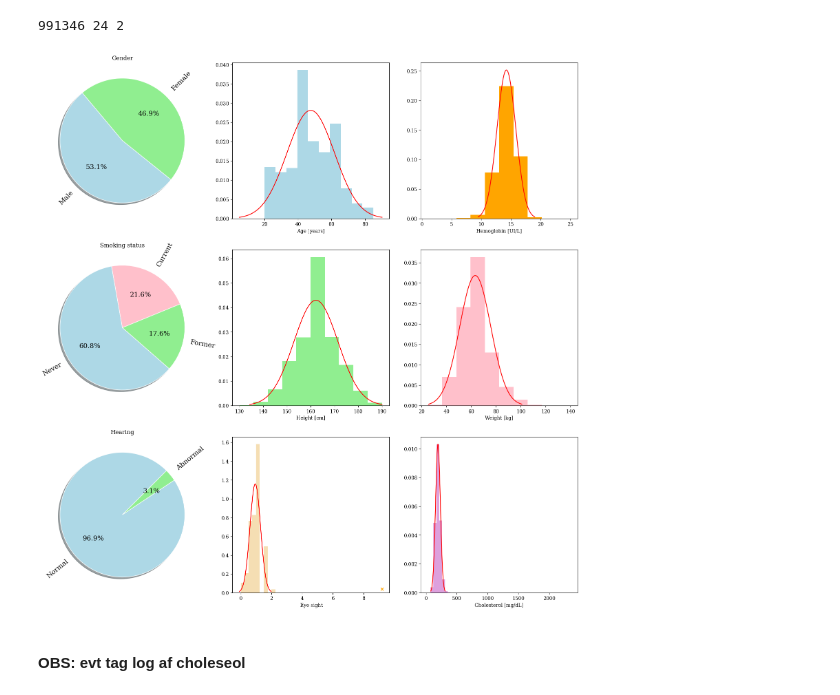
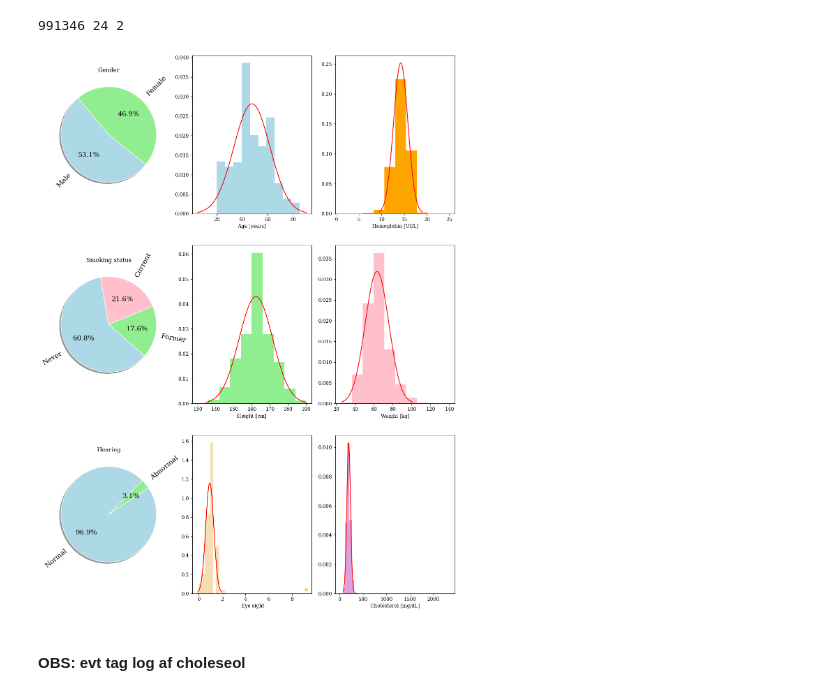
Before and after one commit to CarlaZdravkovicHugod/MLProject1, a Jupyter notebook: viz.ipynb, the cells around one changed output. Cells and saved outputs as stored; diff of their text form; code cells hidden in the pictures.

```diff
--- a/viz.ipynb
+++ b/viz.ipynb
@@ -61,7 +61,7 @@ matplotlib.rcParams['font.family'] = 'serif'
 # If the data here, fx height is normal dist. then chances are that it is a representative data set.
 
 # plot 2 age
-figure(figsize=(20,20))
+figure(figsize=(15,20))
 
 mu1= np.mean(raw_data[:, 2])
 sigma1 = np.std(raw_data[:, 2])
@@ -156,34 +156,34 @@ plt.plot(x5, stats.norm.pdf(x5, mu5, sigma5), color='red')
 # plot 8: hearing raw_data[:,8] left raw_data[:,9] right, very few with abnormaliti
 b = raw_data[:, 8]
 unique, counts = np.unique(b, return_counts=True)
 ones = counts[0]
 two = counts[1]
 atts = ['Normal', 'Abnormal']
 hear = [ones, two]
 plt.subplot(3,3,7)
 u1 = np.floor(np.sqrt(M)); v1 = np.ceil(float(M)/u1)
 plt.plot(1, int(v1), 1)
 plt.pie(hear, labels = atts, colors = ['lightblue', 'lightgreen'], autopct='%1.1f%%',
 startangle=45,
 wedgeprops={"linewidth": 1, "edgecolor": "white",'antialiased':True}, textprops={'fontsize': 14}, shadow=True, rotatelabels=True)
 plt.title('Hearing')
 
 
 # plot 9, chloesterol level total
 chol = raw_data[:,13]
 mu6 = np.mean(chol)
 sigma6 = np.std(chol)
 x6 = np.linspace(mu6 - 3*sigma6, mu6 + 3*sigma6, 100)
 plt.subplot(3,3,9)
 plt.hist(chol, density=True, color='plum', bins = 50)
 plt.xlabel('Cholesterol [mg/dL]')
 plt.plot(x6, stats.norm.pdf(x6, mu6, sigma6), color='red')
 
 
 
 plt.show()
 # %% [output]
-[figure, old version]
+[figure, new version]
 # %% [markdown]
 #### OBS: evt tag log af choleseol
 # %%
```
Also changed, not shown: 1 other file.
